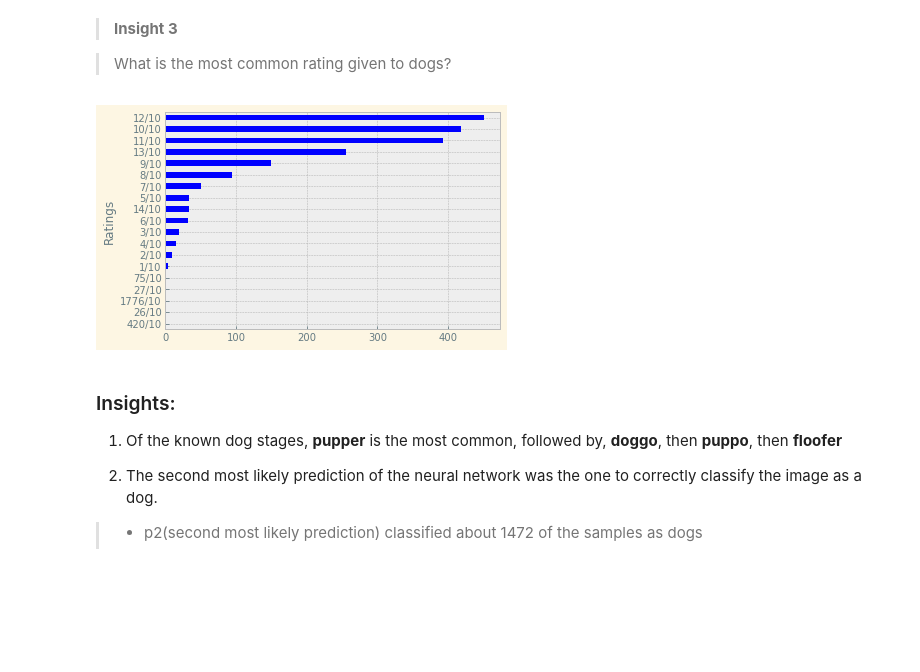
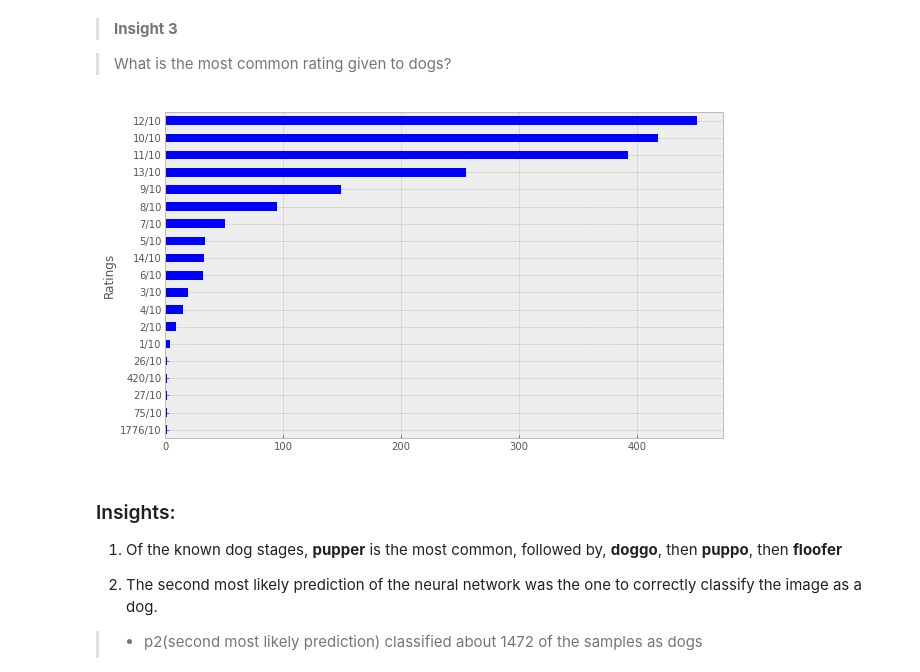
Before and after one commit to DrDev-Py/Udacity-Data-Wrangling, a Jupyter notebook: wrangle_act.ipynb, the cells around one changed output. Cells and saved outputs as stored; diff of their text form; code cells hidden in the pictures; blank space fills up the shorter version.

```diff
--- a/wrangle_act.ipynb
+++ b/wrangle_act.ipynb
@@ -869,0 +849,9 @@ Name: p3_dog, dtype: int64
+# %%
+plt.style.use('tableau-colorblind10')
+plt.figure(figsize=[10,6])
+
+
+sns.countplot(data=TF_predictions, x = 'Predictions', hue='value',)
+plt.legend(loc='upper left');
+
+plt.savefig('Images/predictions.png', dpi=300)
@@ -872,12 +862,15 @@ Name: p3_dog, dtype: int64
 
 > What is the most common rating given to dogs?
 # %%
-plt.style.use('bmh')
+plt.figure(figsize=[10,6])
+
 
 df.ratings.value_counts().sort_values(ascending=True).plot(kind='barh', color='blue')
 plt.ylabel('Ratings');
+
+plt.savefig('Images/top_ratings.png', dpi=300)
 # %% [output]
-[figure, old version]
+[figure, new version]
 # %% [markdown]
 ### Insights:
 1. Of the known dog stages, __pupper__ is the most common, followed by, __doggo__, then __puppo__, then __floofer__
```
Also changed, not shown: parts of 24 cells of this notebook, 7 other files.
